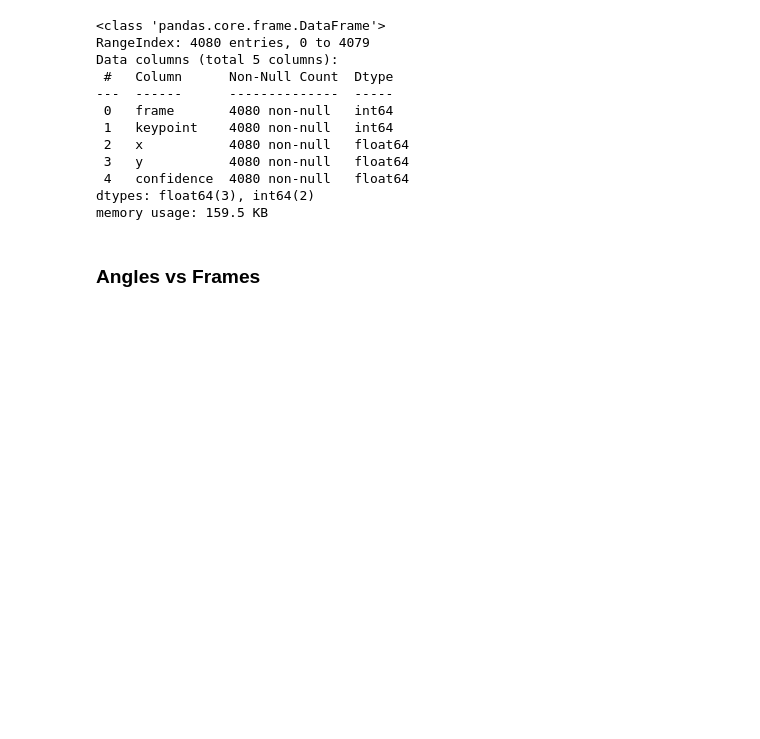
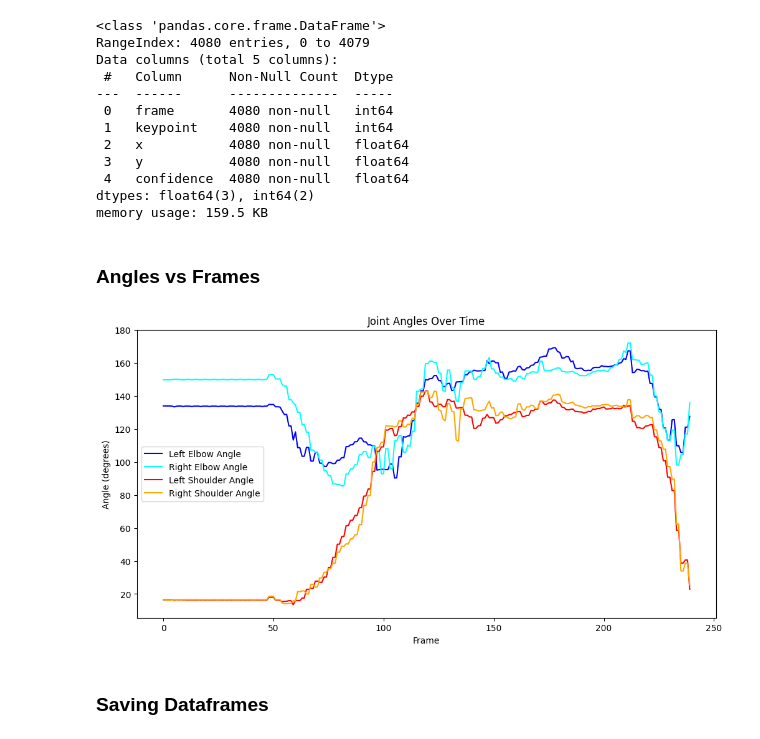
Before and after one commit to bpbrianpark/basketball-optimizer, a Jupyter notebook: notebooks/pose_pipeline.ipynb, the cells around one changed output. Cells and saved outputs as stored; diff of their text form; code cells hidden in the pictures; blank space fills up the shorter version.

Commit message:
plot angles + saving

```diff
--- a/notebooks/pose_pipeline.ipynb
+++ b/notebooks/pose_pipeline.ipynb
@@ -332,0 +353,48 @@ plt.plot(df['frame'], df['left_elbow_angle'], label='Left Elbow Angle', color='b
+# %%
+# Left Elbow: Shoulder(5) -> Elbow(7) -> Wrist(9)
+df_wide['left_elbow_angle'] = calculate_angle_vec(
+    df_wide['x_5'], df_wide['y_5'],
+    df_wide['x_7'], df_wide['y_7'],
+    df_wide['x_9'], df_wide['y_9']
+)
+
+# Left Shoulder: Hip(11) -> Shoulder(5) -> Elbow(7)
+df_wide['left_shoulder_angle'] = calculate_angle_vec(
+    df_wide['x_11'], df_wide['y_11'],
+    df_wide['x_5'],  df_wide['y_5'],
+    df_wide['x_7'],  df_wide['y_7']
+)
+# %%
+# Right Elbow: Shoulder(6) -> Elbow(8) -> Wrist(10)
+df_wide['right_elbow_angle'] = calculate_angle_vec(
+    df_wide['x_6'],  df_wide['y_6'],
+    df_wide['x_8'],  df_wide['y_8'],
+    df_wide['x_10'], df_wide['y_10']
+)
+
+# Right Shoulder: Hip(12) -> Shoulder(6) -> Elbow(8)
+df_wide['right_shoulder_angle'] = calculate_angle_vec(
+    df_wide['x_12'], df_wide['y_12'],
+    df_wide['x_6'],  df_wide['y_6'],
+    df_wide['x_8'],  df_wide['y_8']
+)
+# %%
+# Plotting angles vs frames
+# Unable to plot wrist data at this time due to limited data
+
+plt.figure(figsize=(12, 6))
+plt.plot(df_wide['frame'], df_wide['left_elbow_angle'], label='Left Elbow Angle', color='blue')
+plt.plot(df_wide['frame'], df_wide['right_elbow_angle'], label='Right Elbow Angle', color='cyan')
+plt.plot(df_wide['frame'], df_wide['left_shoulder_angle'], label='Left Shoulder Angle', color='red')
+plt.plot(df_wide['frame'], df_wide['right_shoulder_angle'], label='Right Shoulder Angle', color='orange')
+
+plt.xlabel('Frame')
+plt.ylabel('Angle (degrees)')
+plt.title('Joint Angles Over Time')
+plt.legend()
+
+plt.show()
+# %% [output]
+[figure, added]
+# %% [markdown]
+### Saving Dataframes
```
Also changed, not shown: parts of 4 cells of this notebook.
